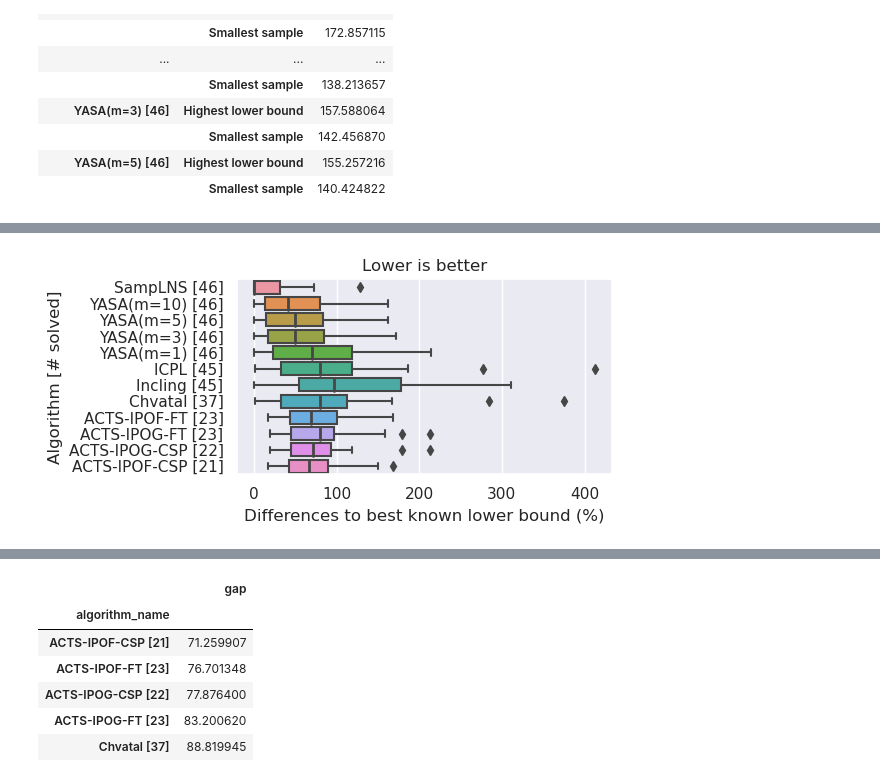
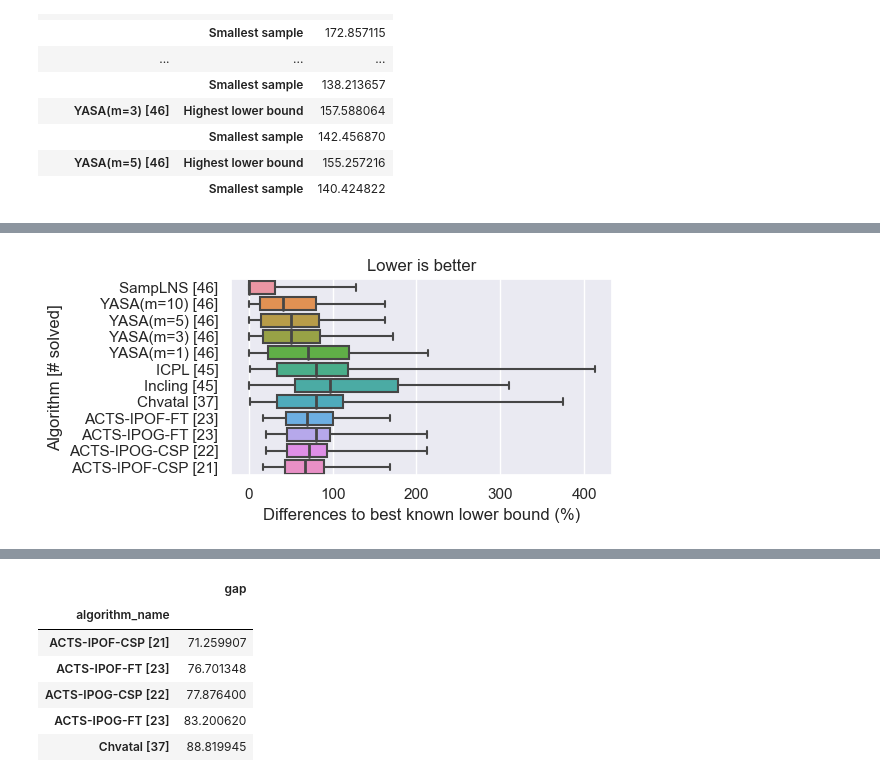
Before and after one commit to tubs-alg/SampLNS, a Jupyter notebook: evaluation/01_samplns_2023-08-19/07_lower_bound_gap.ipynb, the cells around one changed output, grey strips where cells are left out. Drawn from its saved outputs; the diff is of its cells as text; code cells hidden in the pictures.

```diff
--- a/evaluation/01_samplns_2023-08-19/07_lower_bound_gap.ipynb
+++ b/evaluation/01_samplns_2023-08-19/07_lower_bound_gap.ipynb
@@ -495,32 +495,32 @@ t = t.groupby(["algorithm_name", "instance_name"])[["gap"]].mean().reset_index()
 f, ax = plt.subplots(figsize=(6, 3))
 t["num_instance_solved_by_alg"] = t["algorithm_name"].apply(lambda s: num_instances_solved_by_alg[s])
 t["algorithm_name"] = t["algorithm_name"].apply(
     lambda s: f"{s} [{num_instances_solved_by_alg[s]}]"
 )
 t["algorithm_name"] = t["algorithm_name"].str.replace("FIDE-", "")
 t_ = t.groupby("algorithm_name")[["gap"]].mean().reset_index().rename(columns={"gap": "gap_mean_of_alg"})
 t = t.merge(t_, on="algorithm_name")
 
 def order_algs(alg_name):
     if alg_name.startswith("SampLNS"):
         return (0, len(alg_name), alg_name)
     if alg_name.startswith("YASA"):
         return (1, len(alg_name), alg_name)
     if alg_name.startswith("ACTS"):
         return (3, len(alg_name), alg_name)
     return (2, len(alg_name), alg_name)
 t["sort"] = t["algorithm_name"].apply(order_algs)
 #t.sort_values(by="sort", inplace=True)
 t.sort_values(by=["num_instance_solved_by_alg", "gap_mean_of_alg"], inplace=True, ascending=(False, True))
 
 plt.title("Lower is better")
-sns.boxplot(data=t, y="algorithm_name", x="gap", medianprops={"linewidth": 2.0})
+sns.boxplot(data=t, y="algorithm_name", x="gap", medianprops={"linewidth": 2.0}, whis=(0,100))
 plt.xlabel("Differences to best known lower bound (%)")
 plt.ylabel("Algorithm [# solved]")
 # plt.legend(loc="lower right", title="Evaluation method")
 #plt.xlim(0, 140)
 plt.tight_layout()
 plt.savefig("./OUTPUT/07_lower_bound_gap_boxplot.pdf")
 plt.show()
 # %% [output]
-[figure, old version]
+[figure, new version]
```
Also changed, not shown: parts of 4 cells of this notebook, 10 other files.
